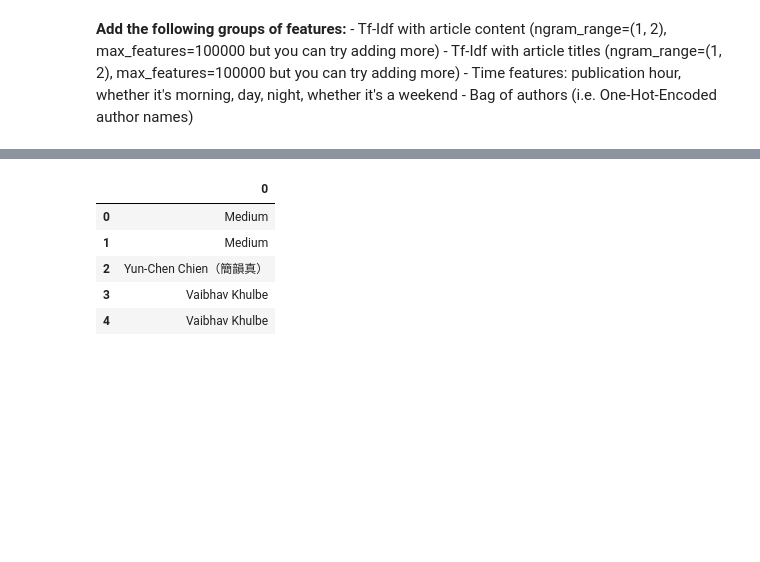
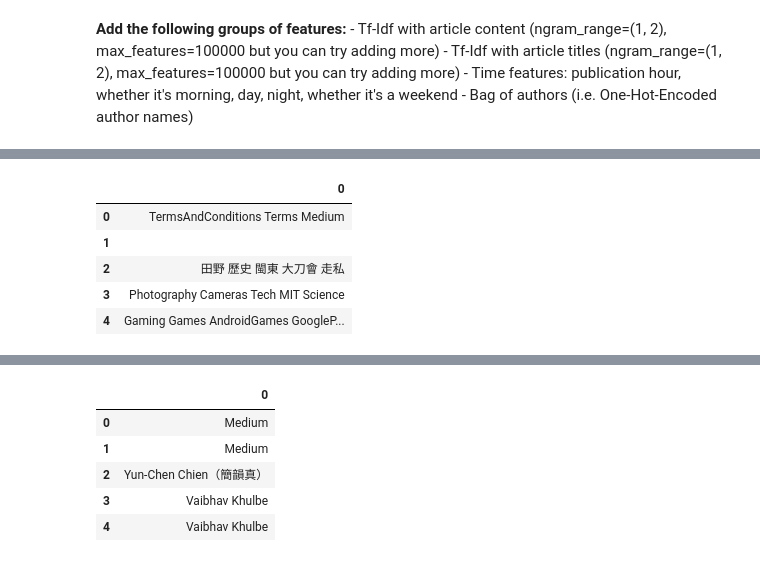
Before and after one commit to sitask/Spring2019_mlcourse.ai, a Jupyter notebook: assgn_2_medium.ipynb, the cells around one changed output, grey strips where cells are left out. Drawn from its saved outputs; the diff is of its cells as text; code cells hidden in the pictures; blank space fills up the shorter version.

Commit message:
Working to breach baselines
Alice - best score of 0.93419
Medium - best score of 1.93676

```diff
--- a/assgn_2_medium.ipynb
+++ b/assgn_2_medium.ipynb
@@ -192,2 +205,13 @@ train_time_df = train_time_df.drop(columns = ['datetime'])
 # %%
 X_train_time_features_sparse = csr_matrix(train_time_df)
+# %%
+train_tags_df = pd.read_table(os.path.join(PATH_TO_DATA, 'train_tags.txt'), header=None, skip_blank_lines=False)
+train_tags_df = train_tags_df.replace(np.NaN,'',regex=True)
+train_tags_df.head()
+# %% [output]
+|  | 0 |
+| 0 | TermsAndConditions Terms Medium |
+| 1 |  |
+| 2 | 田野 歷史 閩東 大刀會 走私 |
+| 3 | Photography Cameras Tech MIT Science |
+| 4 | Gaming Games AndroidGames GoogleP... |
```
Also changed, not shown: parts of 33 cells of this notebook, 1 other file.
